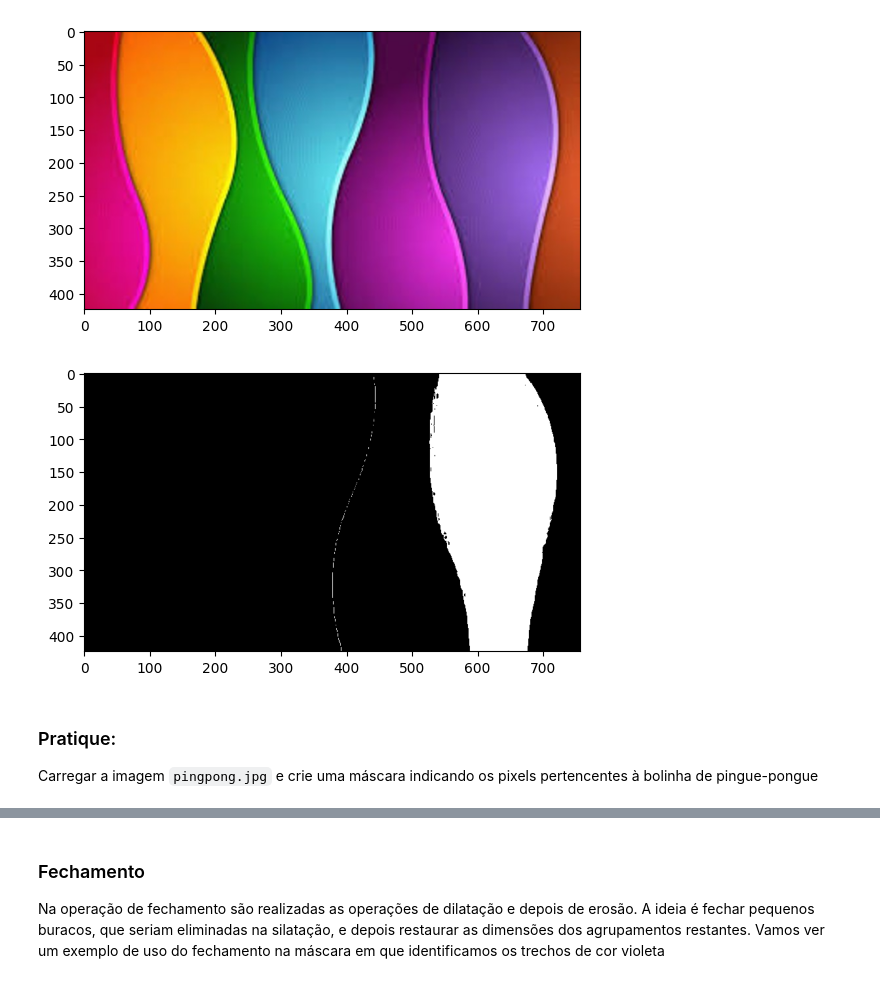
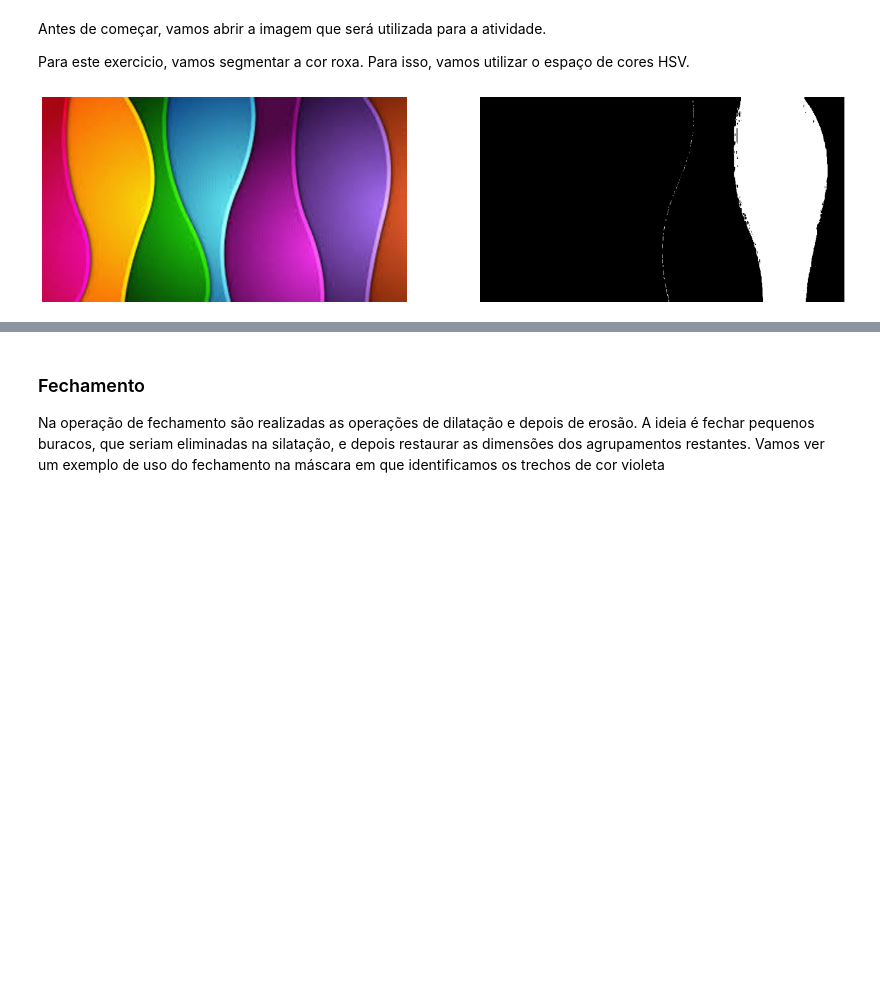
Before and after one commit to Insper/robotica-computacional, a Jupyter notebook: docs/modulos/02-modelo-de-camera/atividade2.ipynb, the cells around one changed output, grey strips where cells are left out. Drawn from its saved outputs; the diff is of its cells as text; code cells hidden in the pictures; blank space fills up the shorter version.

Commit message:
Modulo 2 Atividade 2 - Organizando algumas coisas

```diff
--- a/docs/modulos/02-modelo-de-camera/atividade2.ipynb
+++ b/docs/modulos/02-modelo-de-camera/atividade2.ipynb
@@ -12,3 +1,7 @@ Para imagens coloridas, o mais comum é trabalhar no espaço de cores **HSV - Hu
+# %% [markdown]
+Antes de começar, vamos abrir a imagem que será utilizada para a atividade.
+
+Para este exercicio, vamos segmentar a cor roxa. Para isso, vamos utilizar o espaço de cores HSV.
 # %%
 import cv2
 import matplotlib.pyplot as plt
@@ -15,18 +9,23 @@ import matplotlib.pyplot as plt
 # %%
-imgcor = cv2.imread("img/cores.jpg", cv2.IMREAD_COLOR)
-plt.imshow(imgcor[:,:,::-1])
-plt.show()
+bgr = cv2.imread("img/cores.jpg", cv2.IMREAD_COLOR)
+rgb = cv2.cvtColor(bgr, cv2.COLOR_BGR2RGB)
+
 # Faz a conversão para o espaço HSV
-img_hsv = cv2.cvtColor(imgcor, cv2.COLOR_BGR2HSV)
+hsv = cv2.cvtColor(bgr, cv2.COLOR_BGR2HSV)
+
 # Segmenta apenas a cor violeta
 menor = (260//2, 50, 50)
 maior = (280//2, 255, 255)
-mask_violeta = cv2.inRange(img_hsv, menor, maior)
-plt.imshow(mask_violeta, cmap='gray')
+mask_violeta = cv2.inRange(hsv, menor, maior)
+
+plt.figure(figsize=(24, 8))
+plt.subplot(121)
+plt.axis('off')
+plt.imshow(rgb)
+
+plt.subplot(122)
+plt.axis('off')
+plt.imshow(mask_violeta, cmap="gray", vmin=0, vmax=255)
 plt.show()
 # %% [output]
-[figure, old version]
+[figure, new version]
-[figure, removed]
-# %% [markdown]
-### Pratique:
-Carregar a imagem `pingpong.jpg` e crie uma máscara indicando os pixels pertencentes à bolinha de pingue-pongue
```
Also changed, not shown: parts of 11 cells of this notebook, 1 other file.
